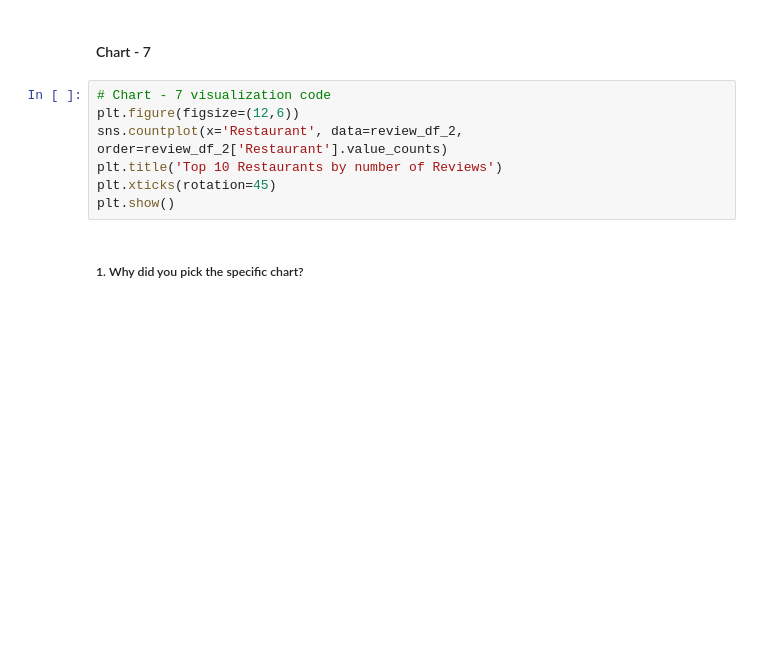
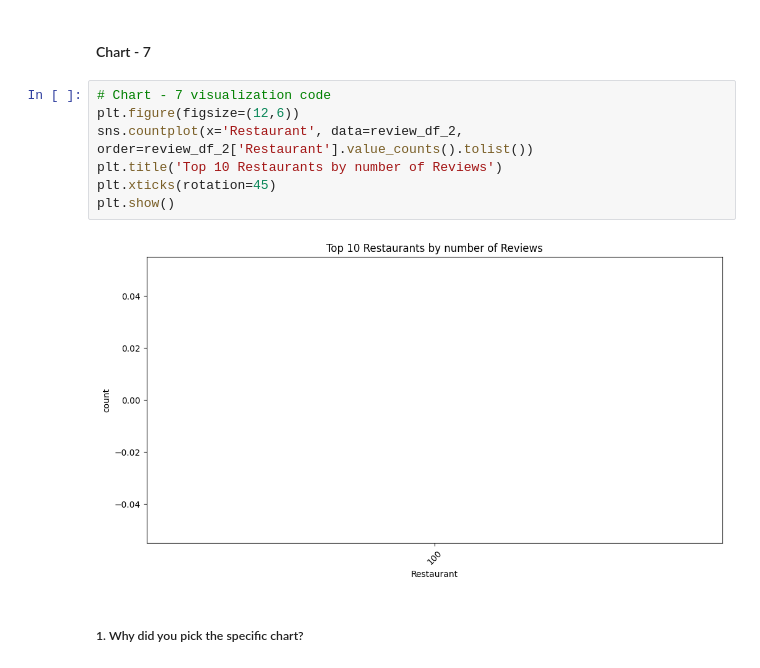
Before and after one commit to rauman43/Zomato-Restaurant-Clustering, a Jupyter notebook: Copy_of_Zomato_Restaurant_Analysis.ipynb, the cells around one changed output. Saved outputs shown, nothing was run; the diff lists cells and outputs as text; blank space fills up the shorter version.

```diff
--- a/Copy_of_Zomato_Restaurant_Analysis.ipynb
+++ b/Copy_of_Zomato_Restaurant_Analysis.ipynb
@@ -444,10 +647,12 @@ Answer Here
 # %%
 # Chart - 7 visualization code
 plt.figure(figsize=(12,6))
-sns.countplot(x='Restaurant', data=review_df_2, order=review_df_2['Restaurant'].value_counts)
+sns.countplot(x='Restaurant', data=review_df_2, order=review_df_2['Restaurant'].value_counts().tolist())
 plt.title('Top 10 Restaurants by number of Reviews')
 plt.xticks(rotation=45)
 plt.show()
+# %% [output]
+[figure, added]
 # %% [markdown]
 ##### 1. Why did you pick the specific chart?
 # %% [markdown]
```
Also changed, not shown: parts of 39 cells of this notebook.
